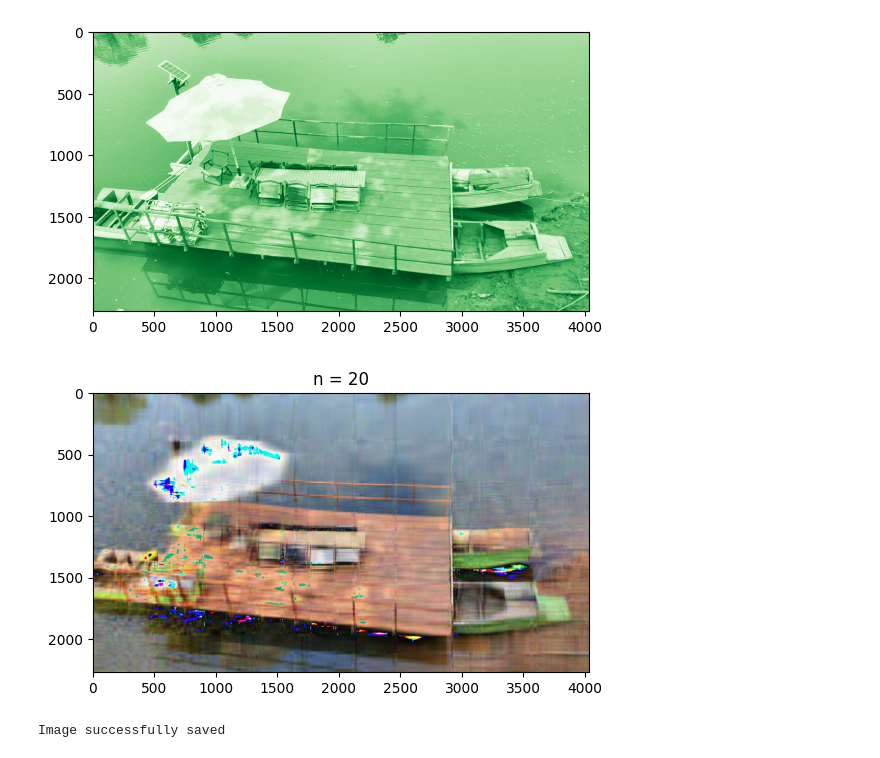
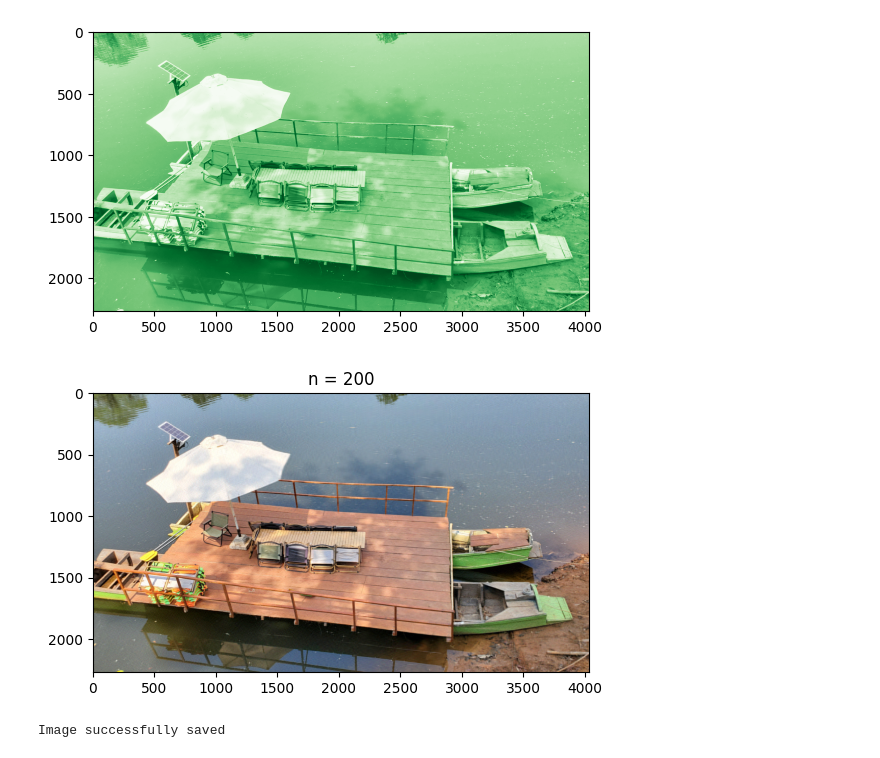
Before and after one commit to pheaktraa/SVD_mathProject, a Jupyter notebook: img_com_rgb.ipynb, the cells around one changed output. Drawn from its saved outputs; the diff is of its cells as text; code cells hidden in the pictures.

```diff
--- a/img_com_rgb.ipynb
+++ b/img_com_rgb.ipynb
@@ -24,30 +24,30 @@ plt.show()
 [figure]
 # %%
 # 4. Loop through different ranks for each channel and approximate
-n = 20
+n = 200
 
 # SVD for each channel
 U_B, S_B, Vt_B = np.linalg.svd(B, full_matrices=False)
 U_R, S_R, Vt_R = np.linalg.svd(R, full_matrices=False)
 U_G, S_G, Vt_G = np.linalg.svd(G, full_matrices=False)
 
 R_compressed = U_R[:, :n] @ np.diag(S_R[:n]) @ Vt_R[:n, :]
 G_compressed = U_G[:, :n] @ np.diag(S_G[:n]) @ Vt_G[:n, :]
 B_compressed = U_B[:, :n] @ np.diag(S_B[:n]) @ Vt_B[:n, :]
 
 # Combining the compressed channels
 compressed_image = cv2.merge([np.clip(B_compressed, 1, 255), np.clip(G_compressed, 1, 255), np.clip(R_compressed, 1, 255)])
 
 compressed_image = compressed_image.astype(np.uint8)
 plt.imshow(cv2.cvtColor(compressed_image, cv2.COLOR_BGR2RGB))
 plt.title('n = %s' % n)
 plt.show()
 success = cv2.imwrite(f'/home/kanchnak/code/image-compression-with-SVD/output_color/{n}_color_compressed.jpg', compressed_image)
 
 if success:
     print(f"Image successfully saved")
 else:
     print("Failed to save the image.")
 # %% [output]
-[figure, old version]
+[figure, new version]
 Image successfully saved
```
Also changed, not shown: 2 other files.
